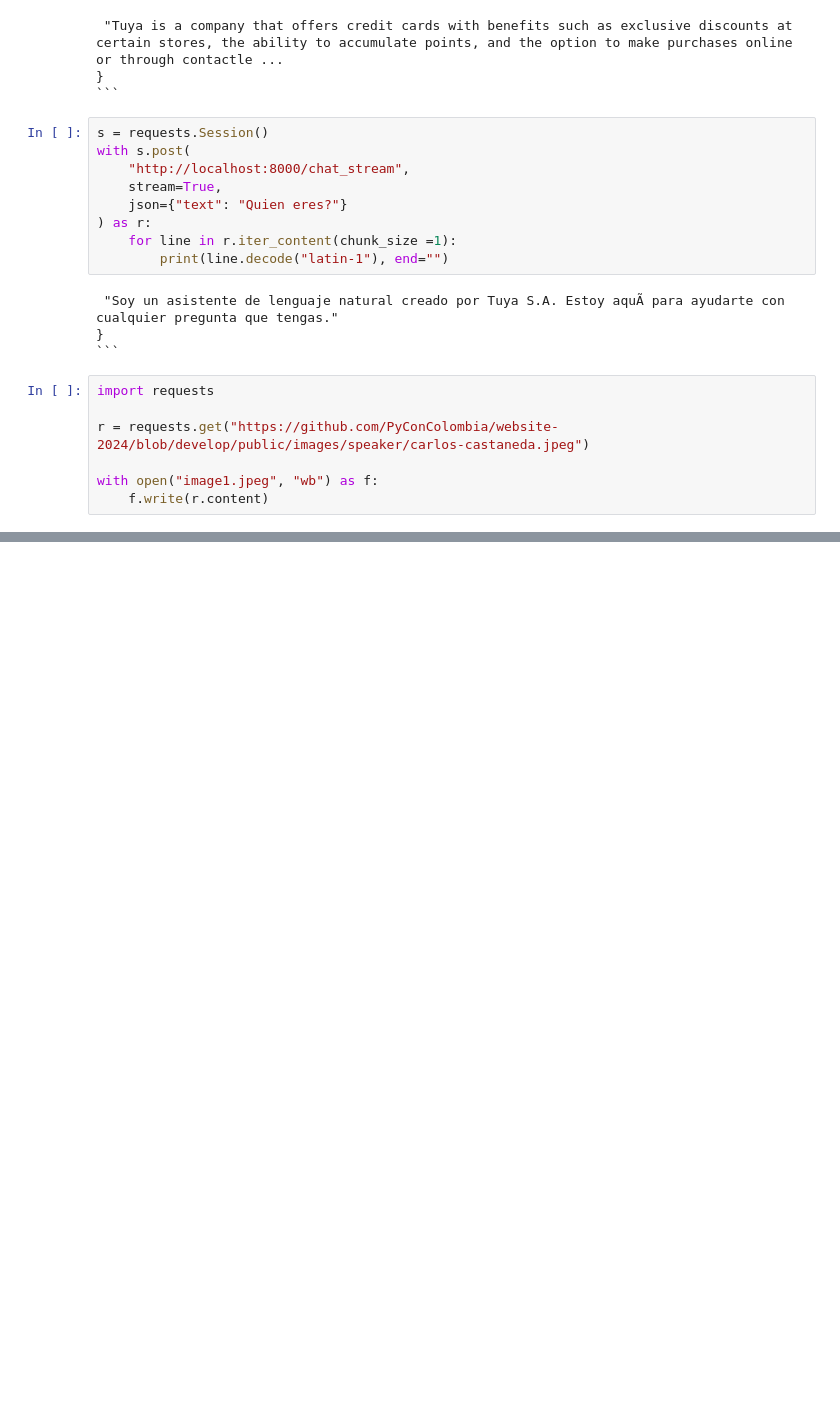
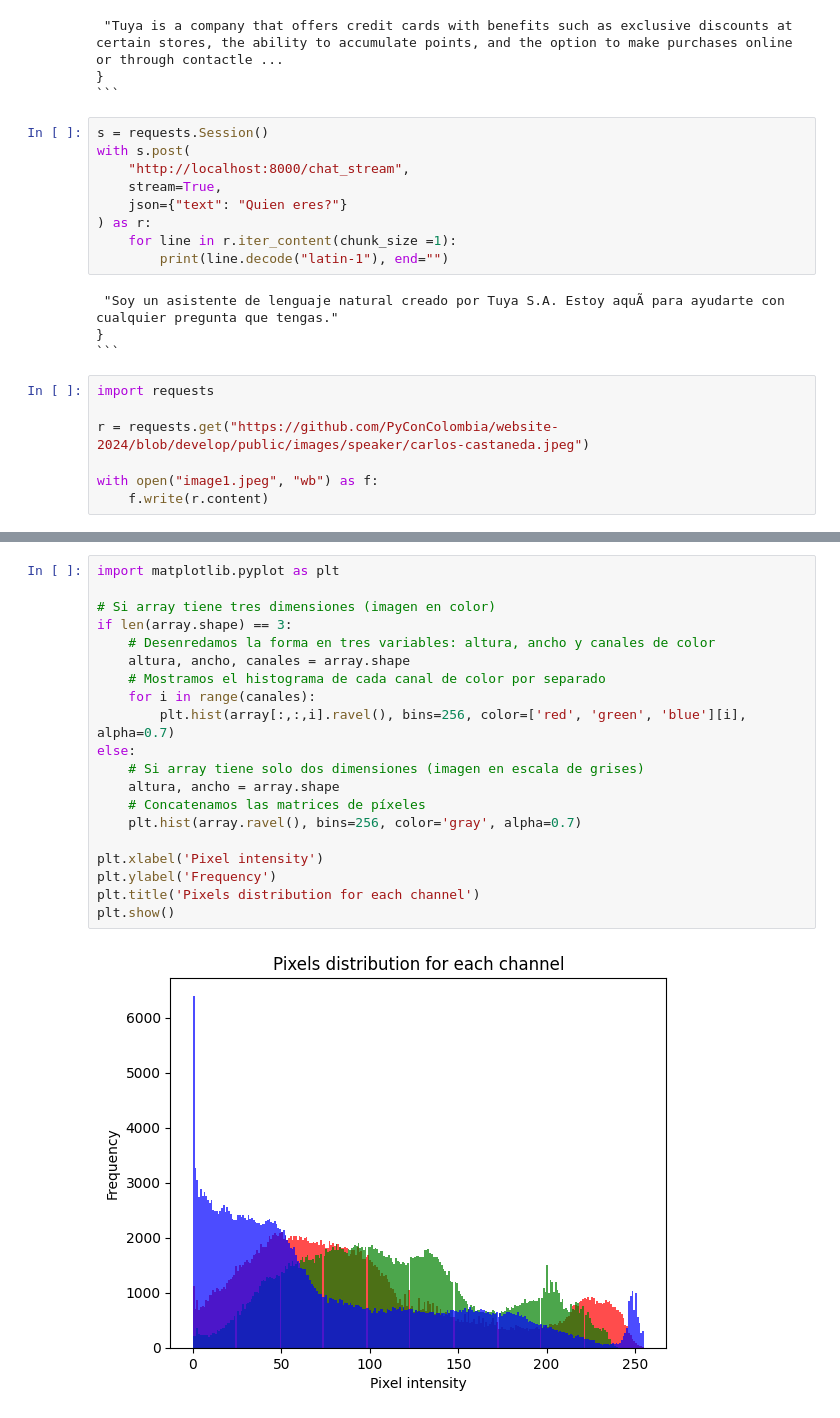
Before and after one commit to jolual2747/pycon-colombia-2024, a Jupyter notebook: test.ipynb, the cells around one changed output, grey strips where cells are left out. Drawn from its saved outputs; the diff is of its cells as text; blank space fills up the shorter version.

```diff
--- a/test.ipynb
+++ b/test.ipynb
@@ -61,0 +73,22 @@ df[df["category3_code"]=="FASHION JEWELRY"]["title"].values.tolist()[6]
+# %%
+import matplotlib.pyplot as plt
+
+# Si array tiene tres dimensiones (imagen en color)
+if len(array.shape) == 3:
+    # Desenredamos la forma en tres variables: altura, ancho y canales de color
+    altura, ancho, canales = array.shape
+    # Mostramos el histograma de cada canal de color por separado
+    for i in range(canales):
+        plt.hist(array[:,:,i].ravel(), bins=256, color=['red', 'green', 'blue'][i], alpha=0.7)
+else:
+    # Si array tiene solo dos dimensiones (imagen en escala de grises)
+    altura, ancho = array.shape
+    # Concatenamos las matrices de píxeles
+    plt.hist(array.ravel(), bins=256, color='gray', alpha=0.7)
+
+plt.xlabel('Pixel intensity')
+plt.ylabel('Frequency')
+plt.title('Pixels distribution for each channel')
+plt.show()
+# %% [output]
+[figure, added]
```
Also changed, not shown: parts of 3 cells of this notebook, 14 other files.
